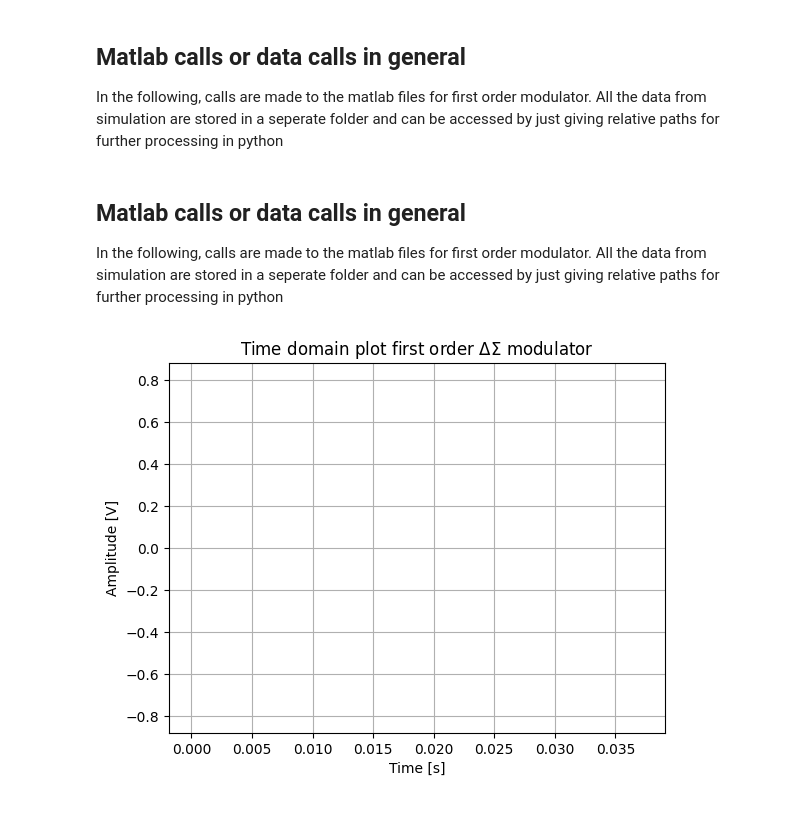
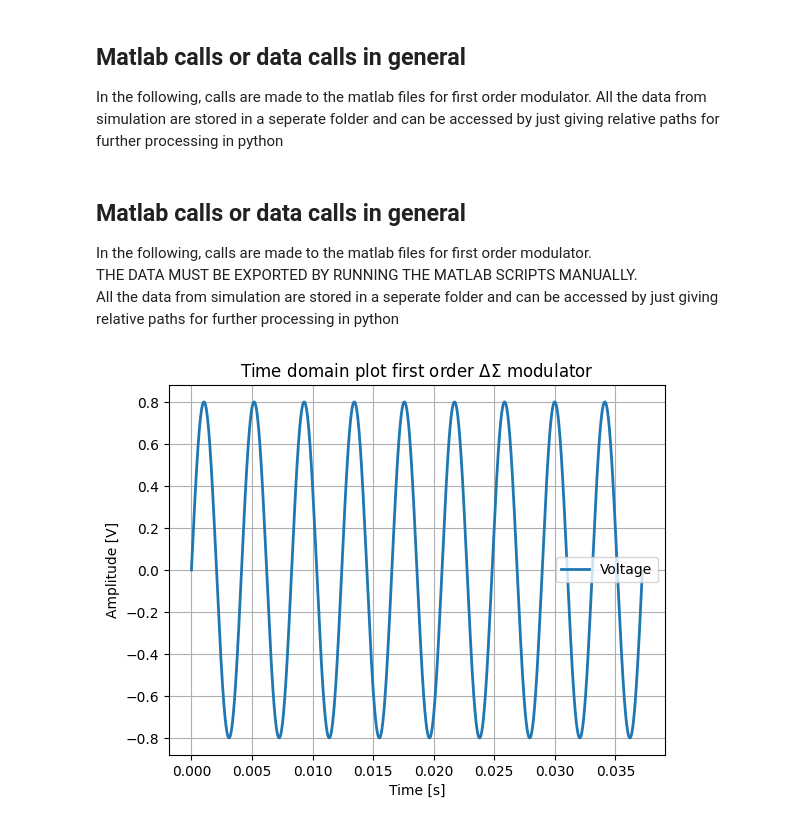
Before and after one commit to ptoyni/prj_ADS1115_ic, a Jupyter notebook: documentation/quarto_jupyter_guide/guide.ipynb, the cells around one changed output. Drawn from its saved outputs; the diff is of its cells as text; code cells hidden in the pictures.

Commit message:
appended quarto guide

```diff
--- a/documentation/quarto_jupyter_guide/guide.ipynb
+++ b/documentation/quarto_jupyter_guide/guide.ipynb
@@ -50,30 +50,35 @@ If you want to have a nice figure:
 In the following, calls are made to the matlab files for first order modulator. All the data from simulation are stored in a seperate folder and can be accessed by just giving relative paths for further processing in python
 # %% [markdown]
 ## Matlab calls or data calls in general
-In the following, calls are made to the matlab files for first order modulator. All the data from simulation are stored in a seperate folder and can be accessed by just giving relative paths for further processing in python
+In the following, calls are made to the matlab files for first order modulator. \
+THE DATA MUST BE EXPORTED BY RUNNING THE MATLAB SCRIPTS MANUALLY.\
+All the data from simulation are stored in a seperate folder and can be accessed by just giving relative paths for further processing in python
 # %%
 import numpy as np
 import matplotlib.pyplot as plt
 import scipy as sp
 from scipy.io import loadmat #this actually enables the import of .mat
 
 #import matlab data
 time_domain = loadmat("../../zip_meiners/behav/dsm_l1/data/dat_time_domain_plot.mat")
 spectral_analysis1 = loadmat("../../zip_meiners/behav/dsm_l1/data/dat_spectral_analysis1.mat")
 spectral_analysis2 = loadmat("../../zip_meiners/behav/dsm_l1/data/dat_spectral_analysis2.mat")
 windowed_plot = loadmat("../../zip_meiners/behav/dsm_l1/data/dat_windowed_plot.mat")
 
 #to access imported matlab data
 time = time_domain['t']
 voltage = time_domain['u']
-
+the_other = time_domain['v']
+the_other_mod = np.append(the_other[0], 1)
 
 plt.figure(1)
-plt.plot(time,voltage, linewidth=2)
-#plt.stairs(time,voltage)
+plt.plot(time[0], voltage[0], linewidth=2, label='Voltage')
+#plt.stairs(time[0], the_other_mod)
+#plt.axis([min(time).any(), max(time).any()/8, 1.1*min(the_other_mod).any(), 1.1*max(the_other_mod).any()])
 plt.title('Time domain plot first order $\Delta \Sigma$ modulator')
 plt.xlabel('Time [s]')
 plt.ylabel('Amplitude [V]')
+plt.legend()
 plt.grid()
 # %% [output]
-[figure, old version]
+[figure, new version]
```
Also changed, not shown: 4 other files.
